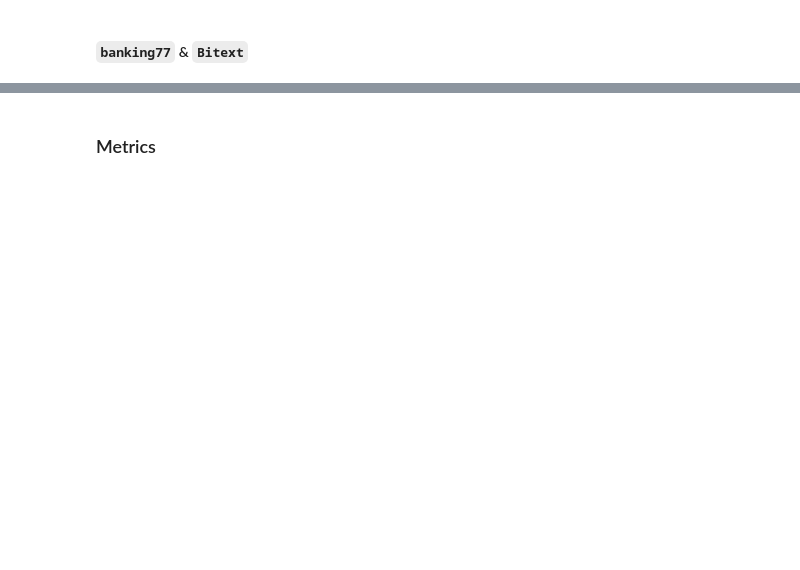
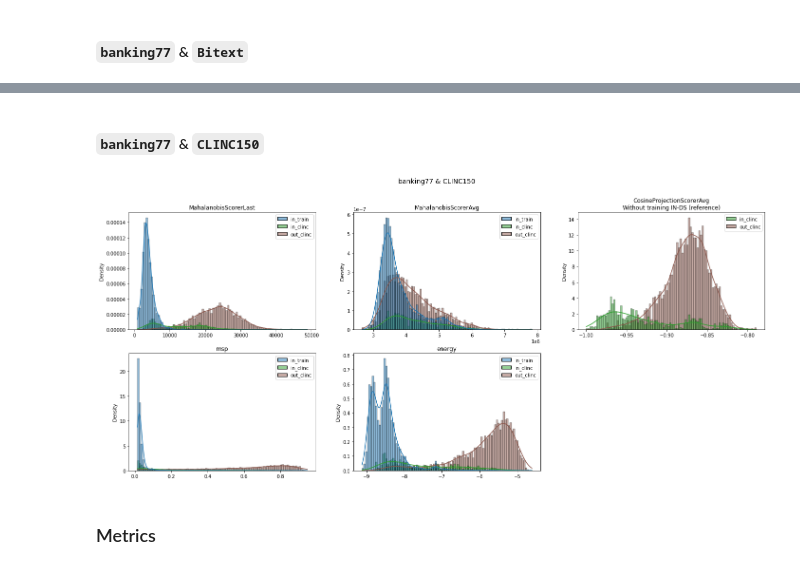
Before and after one commit to PeDiot/OOD-Detection-Intent-Classification, a Jupyter notebook: notebook.ipynb, the cells around one changed output, grey strips where cells are left out. Cells and saved outputs as stored; diff of their text form; code cells hidden in the pictures; blank space fills up the shorter version.

```diff
--- a/notebook.ipynb
+++ b/notebook.ipynb
@@ -564,3 +669,20 @@ for (scorer, records), ax in zip(all_scores.items(), axes.flatten()):
+# %% [markdown]
+#### `banking77` & `CLINC150`
+# %%
+fig, axes = plt.subplots(ncols=3, nrows=2, figsize=(24, 10))
+fig.suptitle("banking77 & CLINC150", size=14)
+
+for (scorer, records), ax in zip(all_scores.items(), axes.flatten()):
+    plot_scorer_distrib(
+        scorer,
+        records,
+        ds_names=["in_train", "in_clinc", "out_clinc"],
+        ax=ax,
+        density=True)
+
+axes[1, 2].set_axis_off();
+# %% [output]
+[figure, added]
 # %% [markdown]
 ### Metrics
 # %%
```
Also changed, not shown: parts of 43 cells of this notebook.
